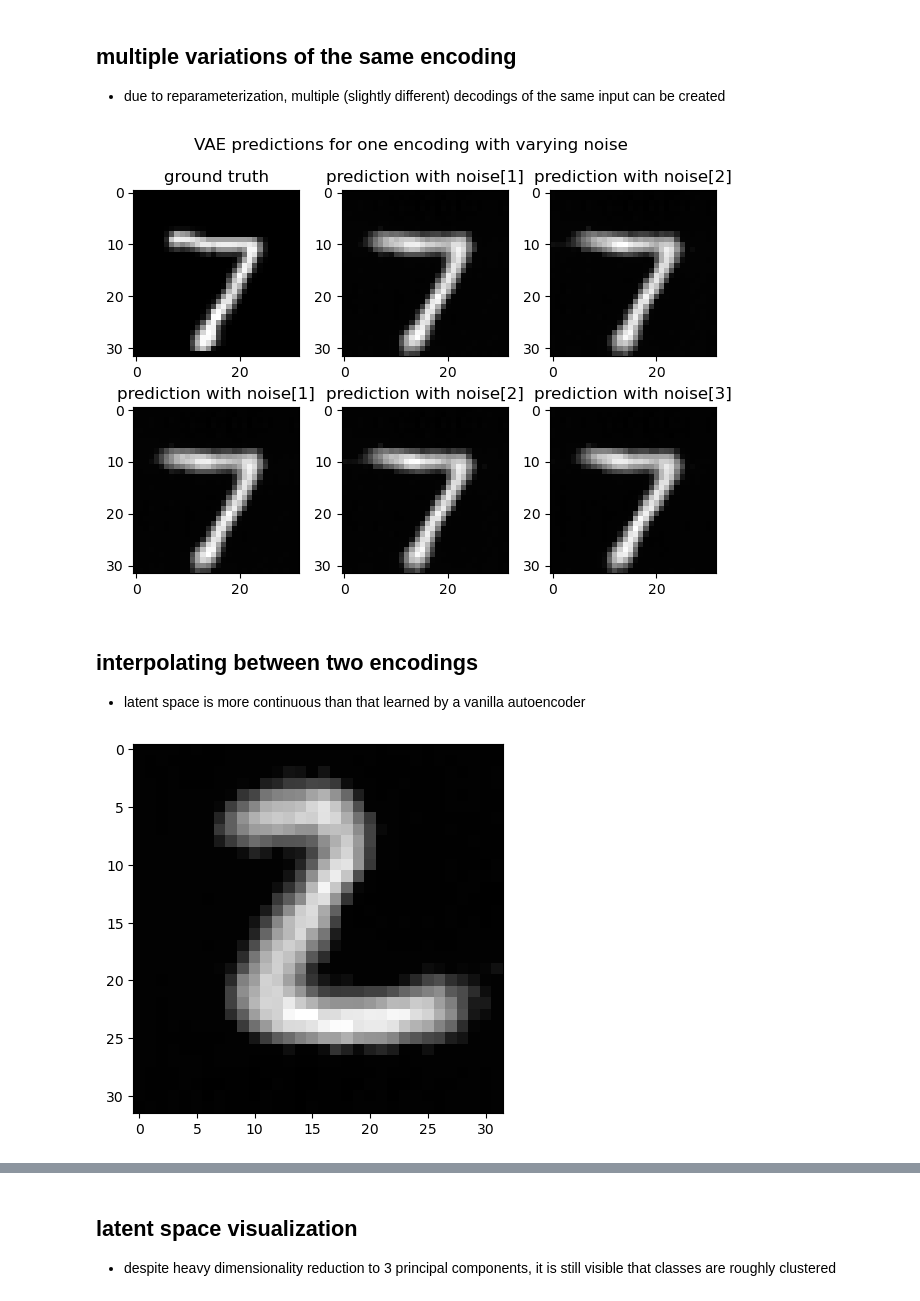
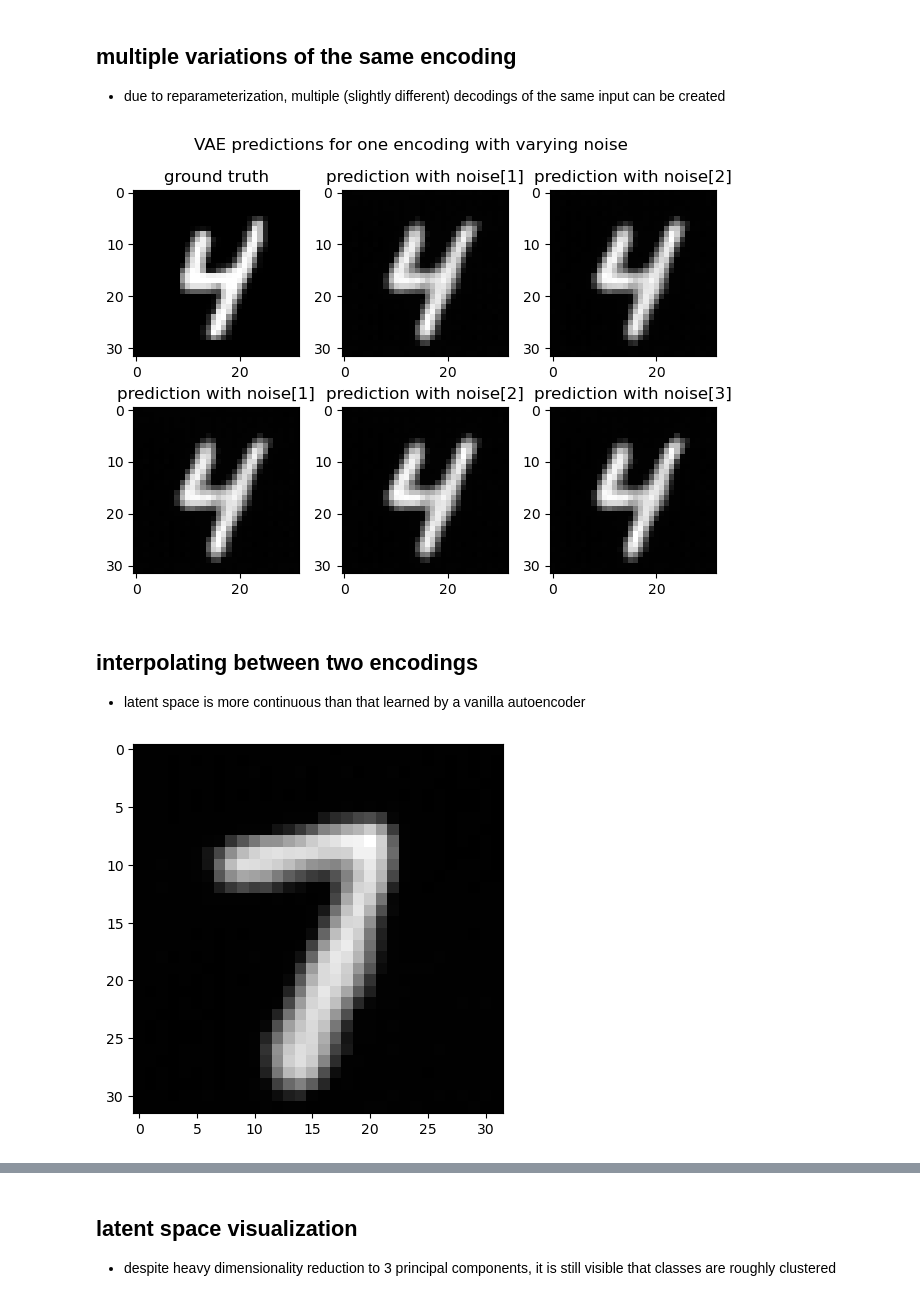
Before and after one commit to MilanKalkenings/small_machine_learning_projects, a Jupyter notebook: src/autoencoder/vae.ipynb, the cells around one changed output, grey strips where cells are left out. Drawn from its saved outputs; the diff is of its cells as text; code cells hidden in the pictures.

```diff
--- a/src/autoencoder/vae.ipynb
+++ b/src/autoencoder/vae.ipynb
@@ -113,7 +113,6 @@ class Distribution(nn.Module):
 
     def forward(self, encoding: torch.Tensor):
         pass
-
 
 class Normal(Distribution):
     def __init__(self, ch: int):
@@ -129,7 +128,7 @@ class Normal(Distribution):
         encoding_flat = torch.reshape(encoding, shape=[batch_dim, feature_dim])
 
         mean = self.mean_lin(encoding_flat)
-        std = self.std_lin(encoding_flat)
+        std = torch.exp(self.std_lin(encoding_flat))
         noise = torch.randn(size=std.shape)
         dist = mean + (std * noise)
         dist_reshaped = torch.reshape(dist, shape=encoding.shape)
@@ -229,9 +229,9 @@ batch = next(iter(loader_test))
 ## multiple variations of the same encoding
 - due to reparameterization, multiple (slightly different) decodings of the same input can be created
 # %%
-image = batch[0][0]
+image = batch[0][3]
 encoding = encoder(image.unsqueeze(0))
-dist_7, _ = distribution(encoding)
+dist_4, _ = distribution(encoding)
 
 images = [image]
 subplot_titles = ["ground truth"]
@@ -250,17 +250,17 @@ fig.suptitle("VAE predictions for one encoding with varying noise")
 plt.tight_layout()
 plt.show()
 # %% [output]
-[figure, old version]
+[figure, new version]
 # %% [markdown]
 ## interpolating between two encodings
 - latent space is more continuous than that learned by a vanilla autoencoder
 # %%
-image = batch[0][1]
-dist_2, _ = distribution(encoder(image.unsqueeze(0)))
-plt.imshow(decoder(dist_2)[0][0].detach(), cmap='gray')
+image = batch[0][6]
+dist_7, _ = distribution(encoder(image.unsqueeze(0)))
+plt.imshow(decoder(dist_7)[0][0].detach(), cmap='gray')
 plt.show()
 # %% [output]
-[figure, old version]
+[figure, new version]
 # %%
 weights = torch.linspace(start=0, end=1, steps=9).resize(3,3)
 fig, axs = plt.subplots(ncols=3, nrows=3)
```
Also changed, not shown: parts of 7 cells of this notebook.
